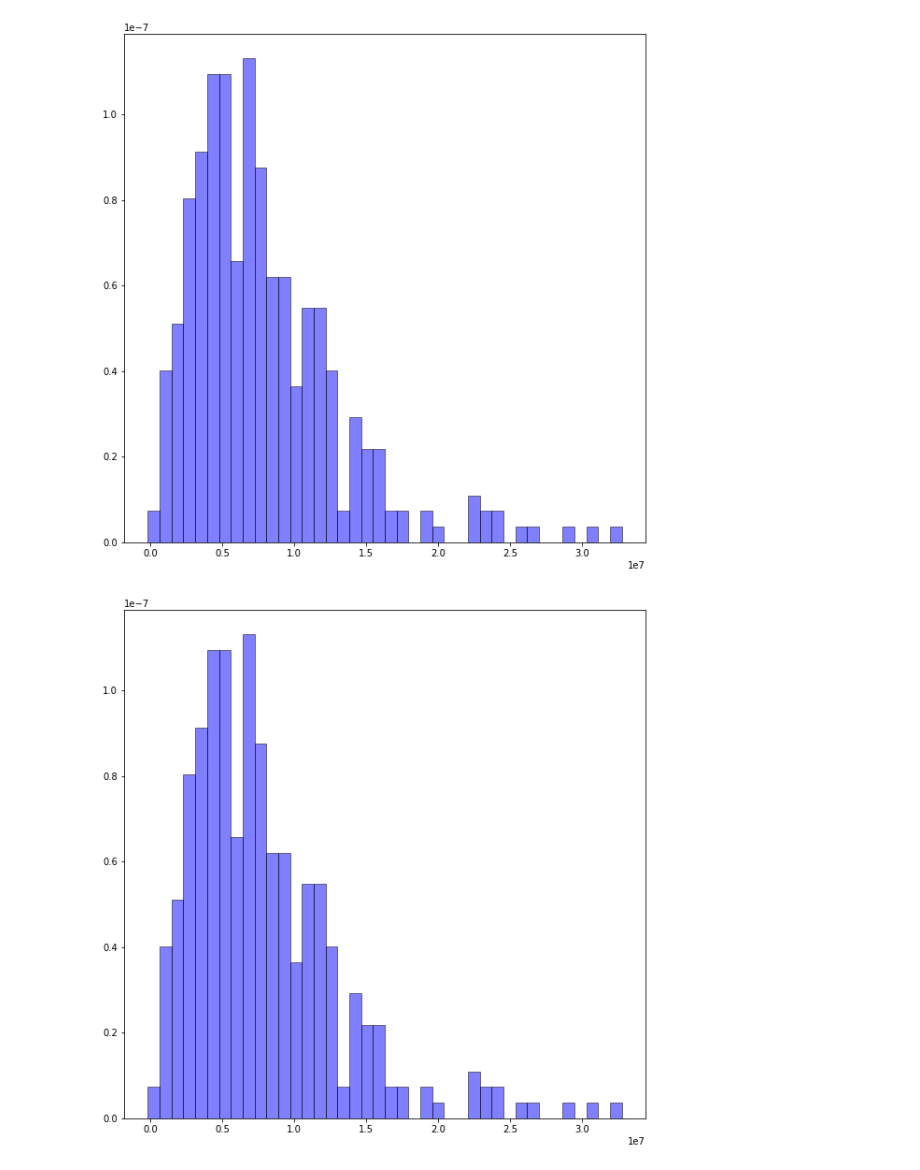
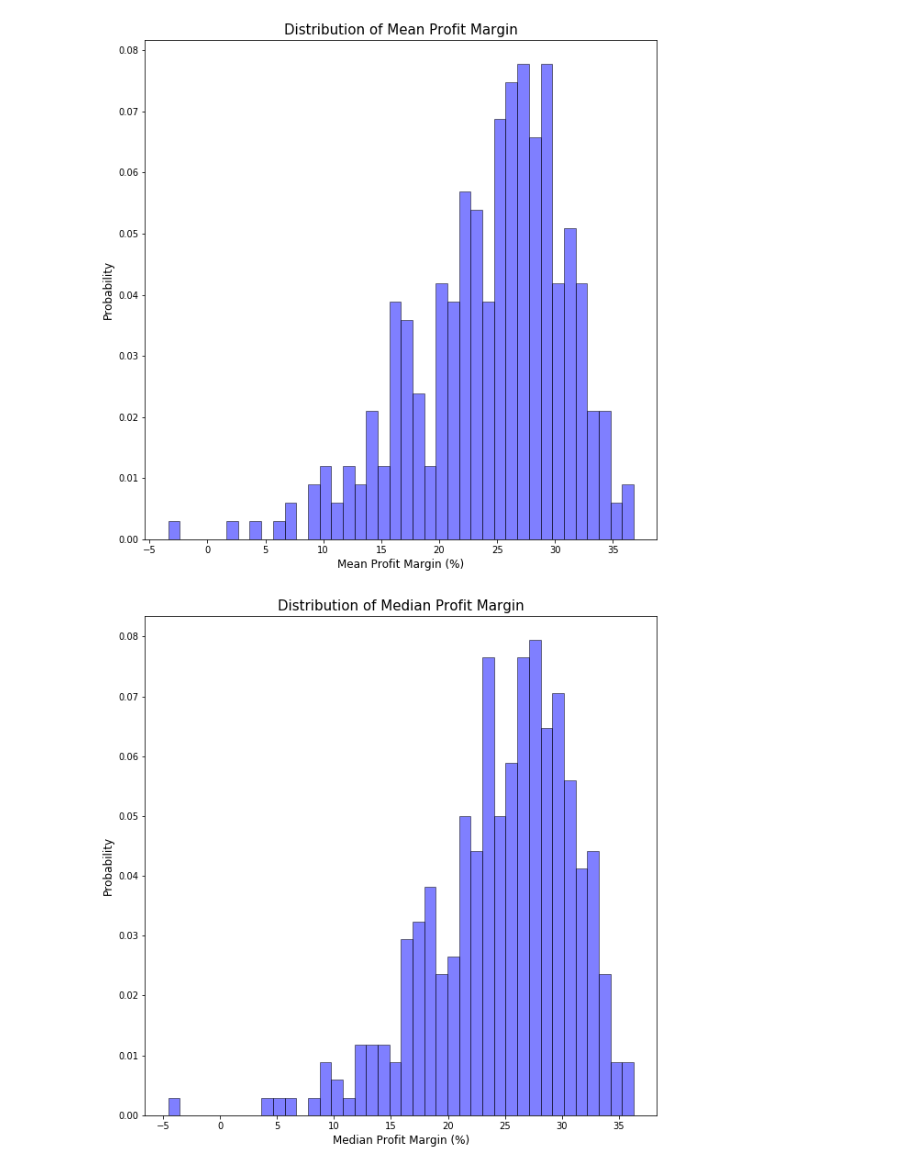
Before and after one commit to philipk19238/Blackstone-DS-Take-Home, a Jupyter notebook: analysis.ipynb, the cells around one changed output. Drawn from its saved outputs; the diff is of its cells as text; code cells hidden in the pictures.

Commit message:
revising profit margin equation, cleaning up distribution graphs

```diff
--- a/analysis.ipynb
+++ b/analysis.ipynb
@@ -37,6 +1,20 @@ df.head(10)
+# %%
+import pandas as pd
+import matplotlib.pyplot as plt
+
+df = pd.read_csv('summer_internship_takehome.csv')
+
+#distribution histogram
+def histogram(df, metric):
+    fig,ax = plt.subplots(figsize=(10,10))
+    n,bins,patches = ax.hist(df, 40, density=1, facecolor='blue', alpha=0.5, edgecolor='black')
+    ax.set_title(f'Distribution of {metric} Profit Margin', fontsize=15)
+    ax.set_xlabel(f'{metric} Profit Margin (%)', fontsize=12)
+    ax.set_ylabel('Probability', fontsize=12)
 # %%
-#calculating profit margin
-df['profit_margin'] = df['Gross revenue'] - (df['Fixed cost'] + df['Variable cost'] + df['Rental cost'])
+#calculating profit margin (net_revenue/gross revenue) * 100
+df['profit_margin'] = (df['Gross revenue'] - (df['Fixed cost'] + df['Variable cost'] + df['Rental cost']))/(df['Gross revenue']) * 100
 # %%
-#finding mean
-df.groupby('Location number').mean()['profit_margin']
+#getting aggregate median and mean profit margins
+df_mean = df.groupby('Location number').mean()['profit_margin']
+df_median = df.groupby('Location number').median()['profit_margin']
@@ -74,15 +21,10 @@ Name: profit_margin, Length: 333, dtype: float64
-# %%
-#distribution histogram
-def histogram(df):
-    fig,ax = plt.subplots(figsize=(10,10))
-    n,bins,patches = ax.hist(df, 40, density=1, facecolor='blue', alpha=0.5, edgecolor='black')
 # %%
 #distribution of median profit margin
-histogram(df.groupby('Location number').median()['profit_margin'])
+histogram(df_mean, 'Mean')
 # %% [output]
-[figure, old version]
+[figure, new version]
 # %%
 #distribution of median profit margin
-histogram(df.groupby('Location number').median()['profit_margin'])
+histogram(df_median, 'Median')
 # %% [output]
-[figure, old version]
+[figure, new version]
```
Also changed, not shown: parts of 6 cells of this notebook.
